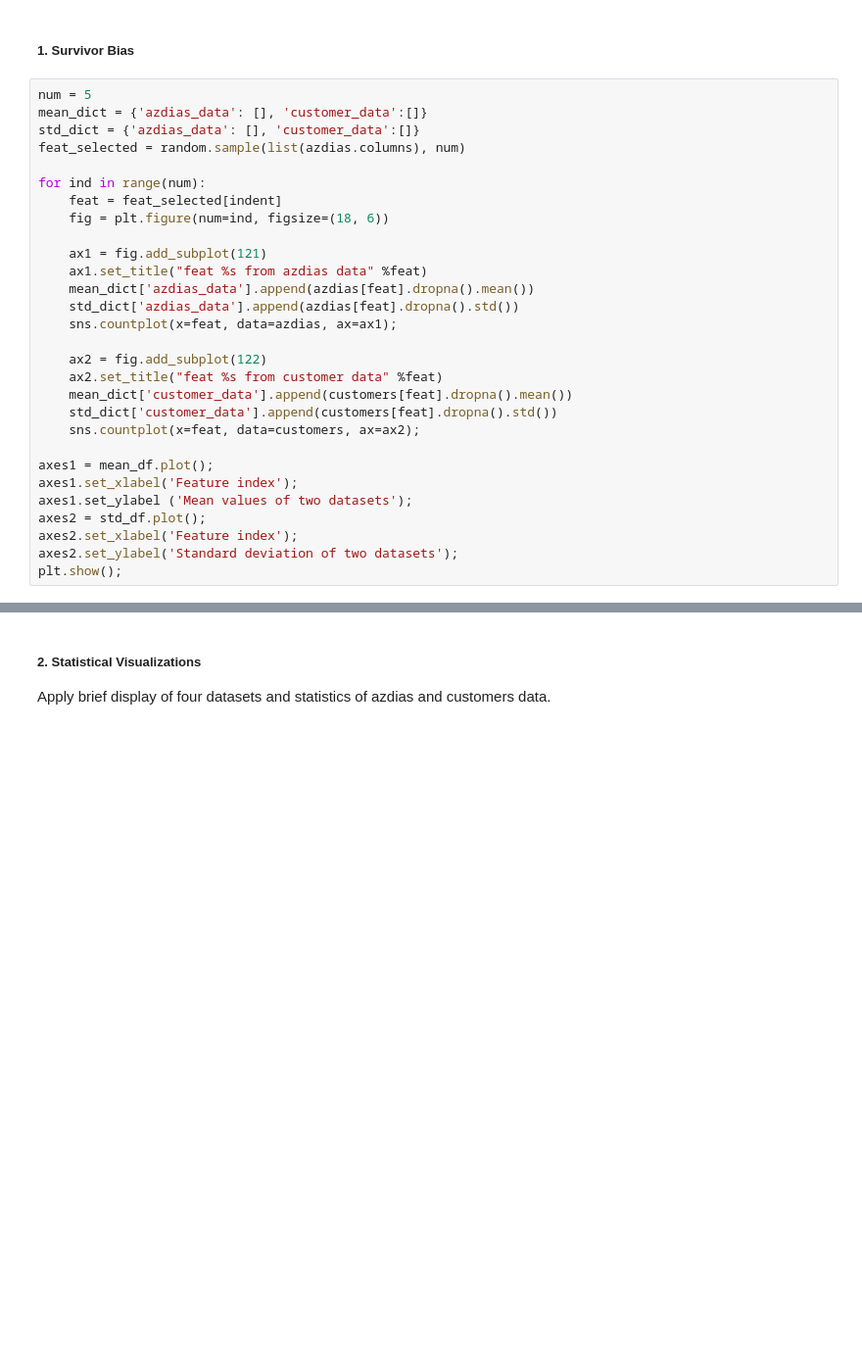
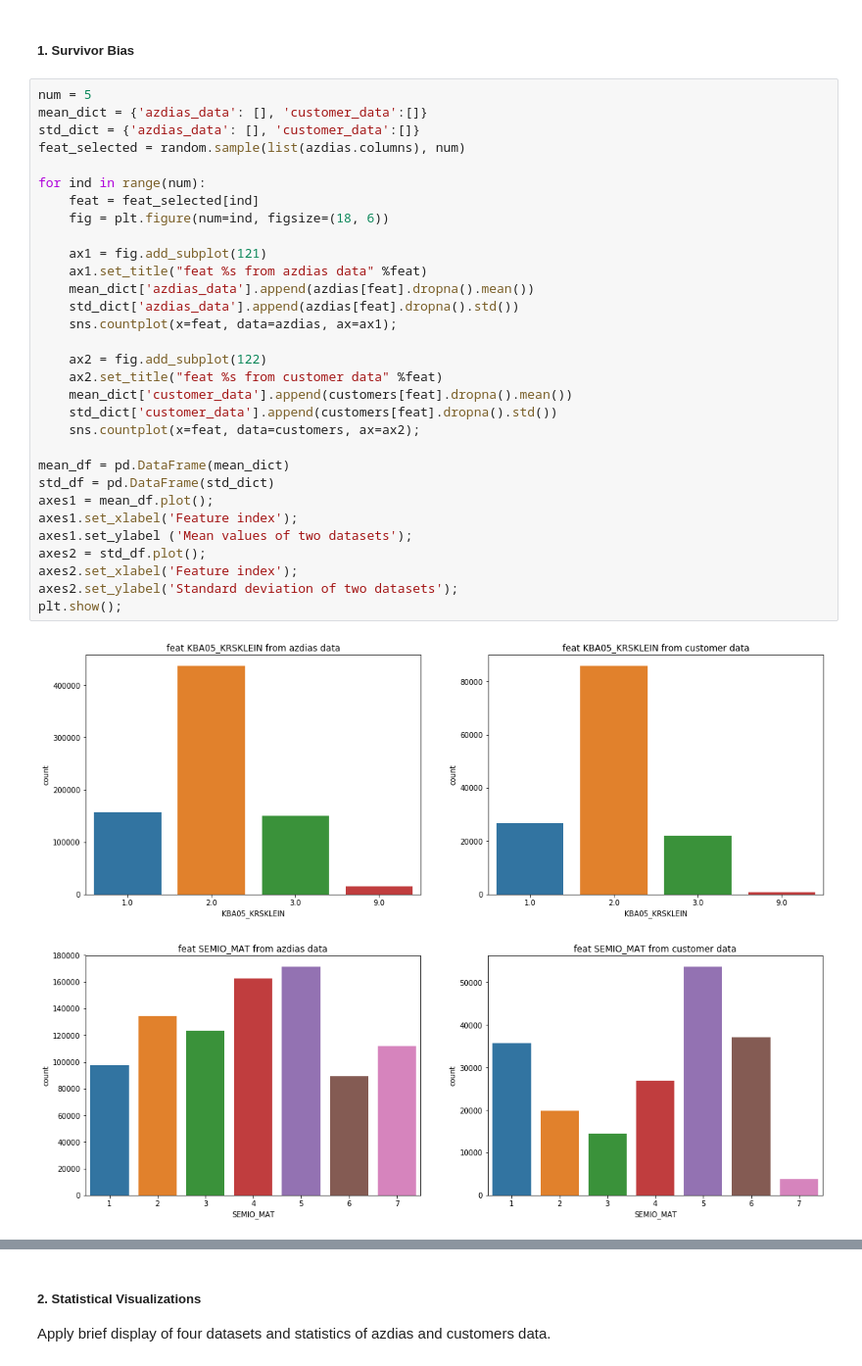
Before and after one commit to PaperStrange/Udacity_DataScientist, a Jupyter notebook: DS_term2_project-final/Arvato Project Workbook.ipynb, the cells around one changed output, grey strips where cells are left out. Shown at 98% size. Drawn from its saved outputs; the diff is of its cells as text; blank space fills up the shorter version.

```diff
--- a/DS_term2_project-final/Arvato Project Workbook.ipynb
+++ b/DS_term2_project-final/Arvato Project Workbook.ipynb
@@ -166,29 +131,34 @@ Here features and calculated statistics relevant to the project are investigated
 # %%
 num = 5
 mean_dict = {'azdias_data': [], 'customer_data':[]}
 std_dict = {'azdias_data': [], 'customer_data':[]}
 feat_selected = random.sample(list(azdias.columns), num)
 
 for ind in range(num):
-    feat = feat_selected[indent]
+    feat = feat_selected[ind]
     fig = plt.figure(num=ind, figsize=(18, 6))
 
     ax1 = fig.add_subplot(121)
     ax1.set_title("feat %s from azdias data" %feat)
     mean_dict['azdias_data'].append(azdias[feat].dropna().mean())
     std_dict['azdias_data'].append(azdias[feat].dropna().std())
     sns.countplot(x=feat, data=azdias, ax=ax1);
 
     ax2 = fig.add_subplot(122)
     ax2.set_title("feat %s from customer data" %feat)
     mean_dict['customer_data'].append(customers[feat].dropna().mean())
     std_dict['customer_data'].append(customers[feat].dropna().std())
     sns.countplot(x=feat, data=customers, ax=ax2);
 
+mean_df = pd.DataFrame(mean_dict)
+std_df = pd.DataFrame(std_dict)
 axes1 = mean_df.plot();
 axes1.set_xlabel('Feature index');
 axes1.set_ylabel ('Mean values of two datasets');
 axes2 = std_df.plot();
 axes2.set_xlabel('Feature index');
 axes2.set_ylabel('Standard deviation of two datasets');
 plt.show();
+# %% [output]
+[figure, added]
+[figure, added]
```
Also changed, not shown: parts of 38 cells of this notebook.
